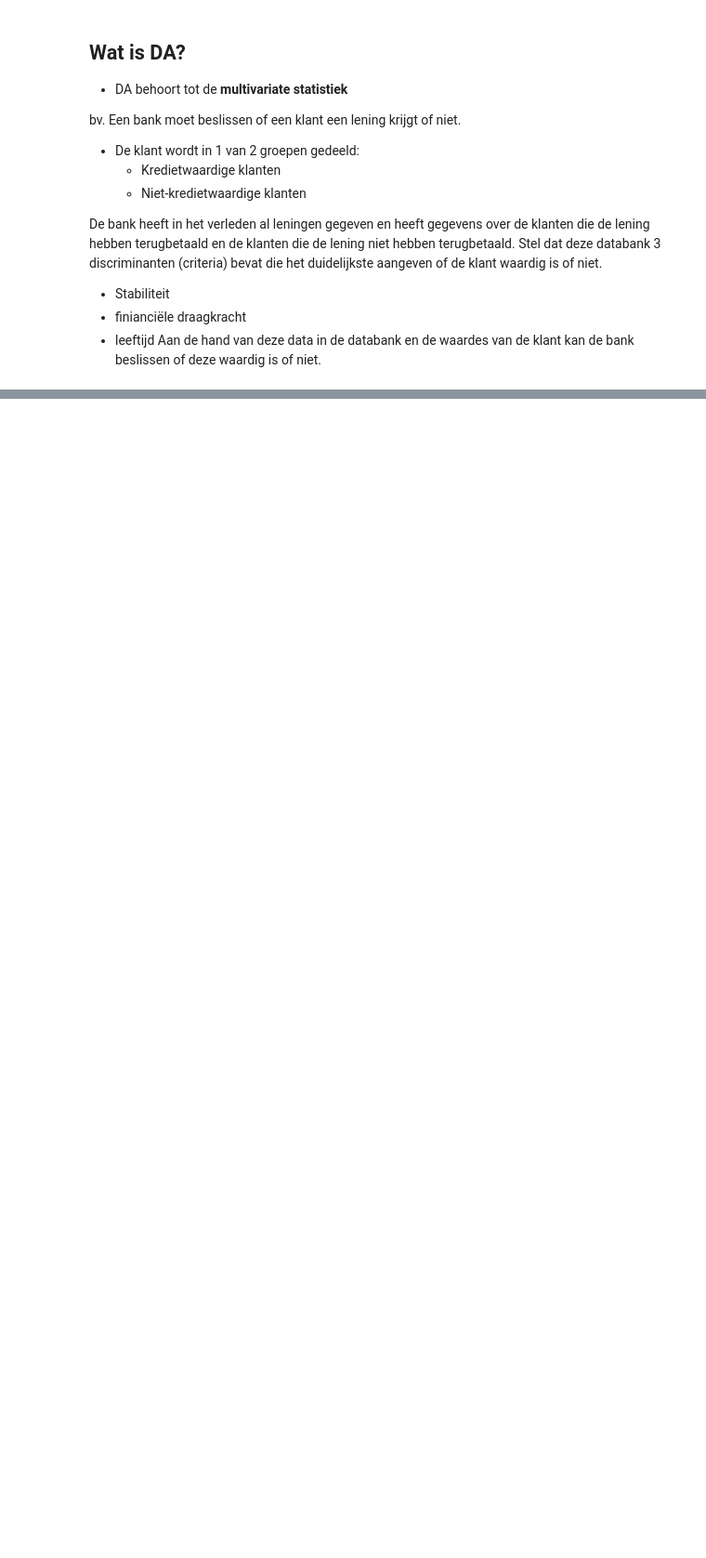
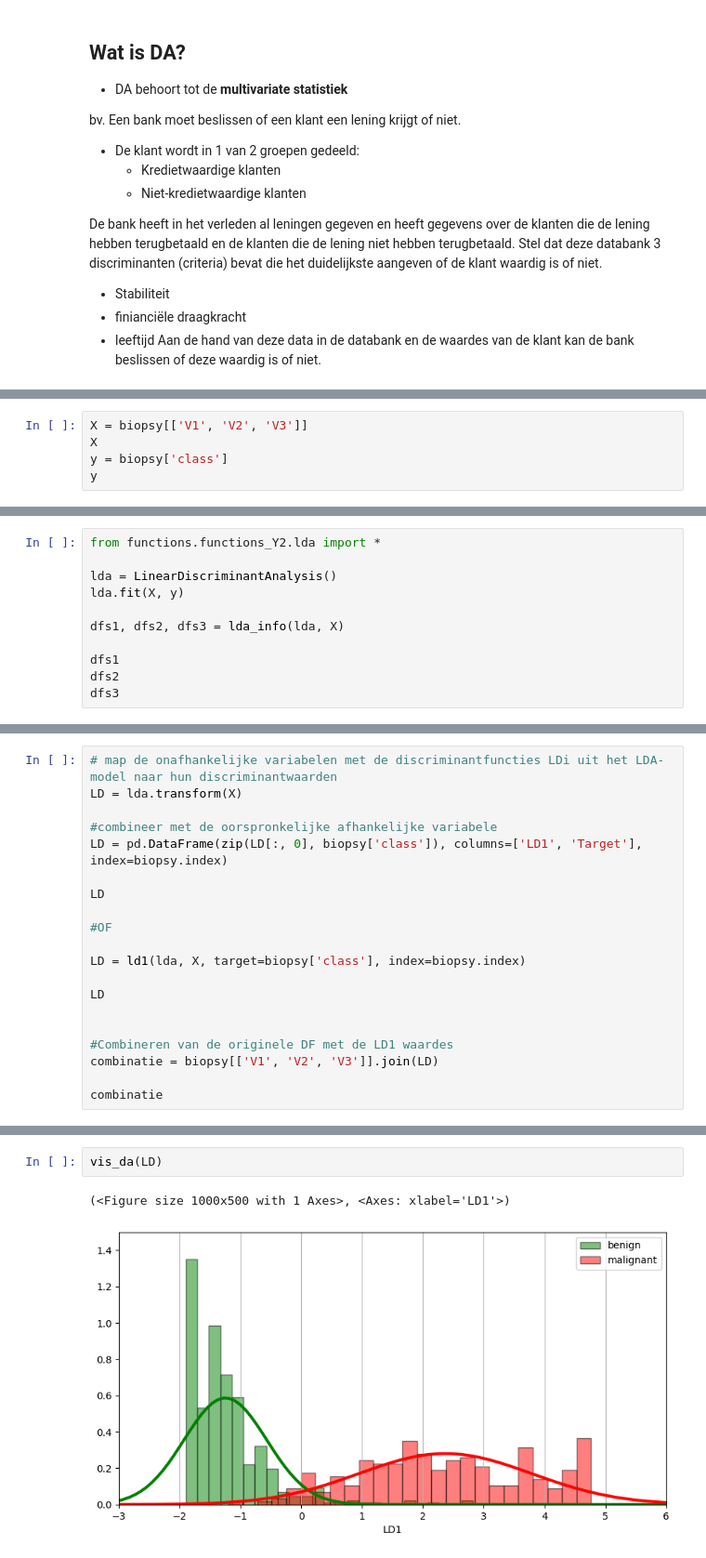
Before and after one commit to zouffke/Datascience2, a Jupyter notebook: p4/1_discriminant analyse/Samenvatting.ipynb, the cells around one changed output, grey strips where cells are left out. Shown at 93% size. Saved outputs shown, nothing was run; the diff lists cells and outputs as text; blank space fills up the shorter version.

```diff
--- a/p4/1_discriminant analyse/Samenvatting.ipynb
+++ b/p4/1_discriminant analyse/Samenvatting.ipynb
@@ -49,0 +121,5 @@ Aan de hand van deze data in de databank en de waardes van de klant kan de bank
+# %%
+X = biopsy[['V1', 'V2', 'V3']]
+X
+y = biopsy['class']
+y
@@ -49,0 +152,11 @@ Aan de hand van deze data in de databank en de waardes van de klant kan de bank
+# %%
+from functions.functions_Y2.lda import *
+
+lda = LinearDiscriminantAnalysis()
+lda.fit(X, y)
+
+dfs1, dfs2, dfs3 = lda_info(lda, X)
+
+dfs1
+dfs2
+dfs3
@@ -49,0 +187,20 @@ Aan de hand van deze data in de databank en de waardes van de klant kan de bank
+# %%
+# map de onafhankelijke variabelen met de discriminantfuncties LDi uit het LDA-model naar hun discriminantwaarden
+LD = lda.transform(X)
+
+#combineer met de oorspronkelijke afhankelijke variabele
+LD = pd.DataFrame(zip(LD[:, 0], biopsy['class']), columns=['LD1', 'Target'], index=biopsy.index)
+
+LD
+
+#OF
+
+LD = ld1(lda, X, target=biopsy['class'], index=biopsy.index)
+
+LD
+
+
+#Combineren van de originele DF met de LD1 waardes
+combinatie = biopsy[['V1', 'V2', 'V3']].join(LD)
+
+combinatie
@@ -49,0 +251,5 @@ Aan de hand van deze data in de databank en de waardes van de klant kan de bank
+# %%
+vis_da(LD)
+# %% [output]
+(<Figure size 1000x500 with 1 Axes>, <Axes: xlabel='LD1'>)
+[figure, added]
```
Also changed, not shown: parts of 11 cells of this notebook, 5 other files.
